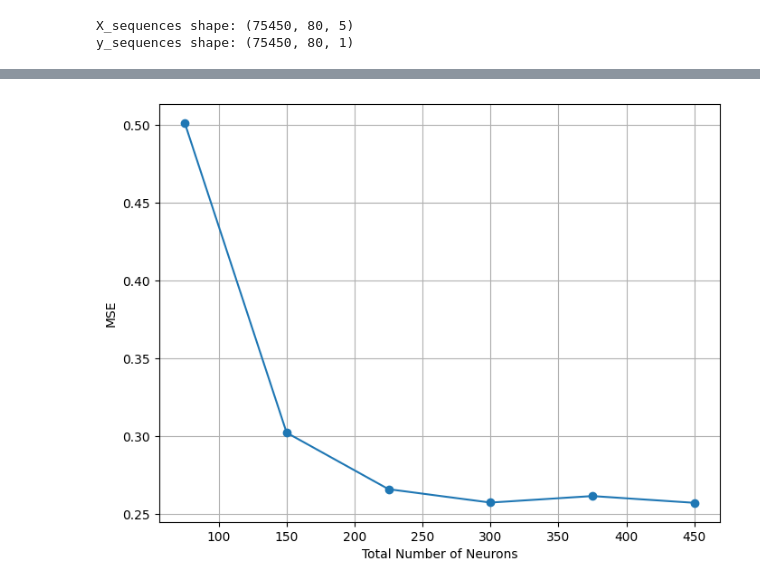
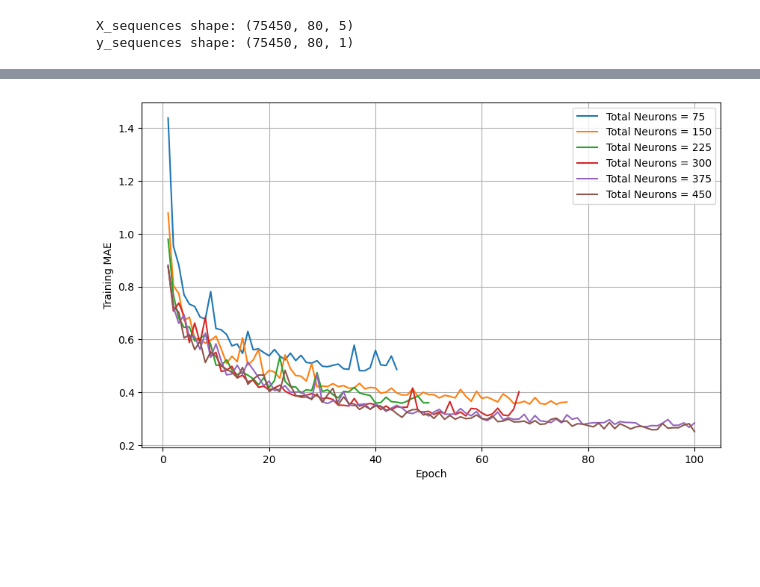
Before and after one commit to ishara084/CS5665-Project, a Jupyter notebook: 6. BiLSTM_neurons_sensitivity.ipynb, the cells around one changed output, grey strips where cells are left out. Saved outputs shown, nothing was run; the diff lists cells and outputs as text; code cells hidden in the pictures; blank space fills up the shorter version.

```diff
--- a/6. BiLSTM_neurons_sensitivity.ipynb
+++ b/6. BiLSTM_neurons_sensitivity.ipynb
@@ -140,14 +178,14 @@ def train_bilstm(hidden_size1, hidden_size2, num_epochs=100, patience=10):
 ###########################################
 # Sensitivity Analysis: Number of Neurons in the First LSTM Layer
 ###########################################
-# Let's try hidden_size1 values and set hidden_size2 as half of hidden_size1.
+# these are the hidden_size1 values and set hidden_size2 as half of hidden_size1.
 hidden_sizes = [50, 100, 150, 200, 250, 300]
 results = []
 
 for hs in hidden_sizes:
     hidden_size1 = hs
-    hidden_size2 = hs // 2  # for example, half the number of neurons in the second layer
-    best_val_mse = train_bilstm(hidden_size1, hidden_size2, num_epochs=100, patience=10)
-    results.append((hidden_size1, best_val_mse))
-    print(f"Hidden Size1: {hidden_size1}, Best Validation MSE: {best_val_mse:.4f}")
+    hidden_size2 = hs // 2  # set hidden_size2 as half of hidden_size1
+    mae, mse, rmse, r2, train_mae_history = train_bilstm(hidden_size1, hidden_size2, num_epochs=100, patience=10)
+    results.append((hidden_size1, mae, mse, rmse, r2, train_mae_history))
+    print(f"Hidden Size1: {hidden_size1}, MAE: {mae:.4f}, MSE: {mse:.4f}, RMSE: {rmse:.4f}, R2: {r2:.4f}")
 # %% [output]
@@ -160,16 +218,17 @@ Hidden Size1: 300, Best Validation MSE: 0.2573
 # %%
 ###########################################
-# Plot Sensitivity Analysis: MSE vs Number of Neurons
+#  Plot Training MAE vs. Epoch
 ###########################################
-total_neurons = [int(hs + hs // 2) for hs, _ in results] # (because I forgot to append the total # of neuron above)
-mse_values = [mse for _, mse in results]
-
-plt.figure(figsize=(8, 6))
-plt.plot(total_neurons, mse_values, marker='o', linestyle='-')
-plt.xlabel('Total Number of Neurons')
-plt.ylabel('MSE')
-# plt.title('Sensitivity Analysis: MSE vs. Total Number of Neurons')
+plt.figure(figsize=(10, 6))
+for hs, _, _, _, _, train_mae_history in results:
+    total_neurons = hs + (hs // 2)
+    epochs = range(1, len(train_mae_history) + 1)
+    plt.plot(epochs, train_mae_history,  linestyle='-', label=f"Total Neurons = {total_neurons}")
+plt.xlabel('Epoch')
+plt.ylabel('Training MAE')
+# plt.title('Training MAE vs. Epoch for Different Total Neuron Sizes')
+plt.legend()
 plt.grid(True)
 plt.show()
 # %% [output]
-[figure, old version]
+[figure, new version]
```
Also changed, not shown: parts of 3 cells of this notebook.
